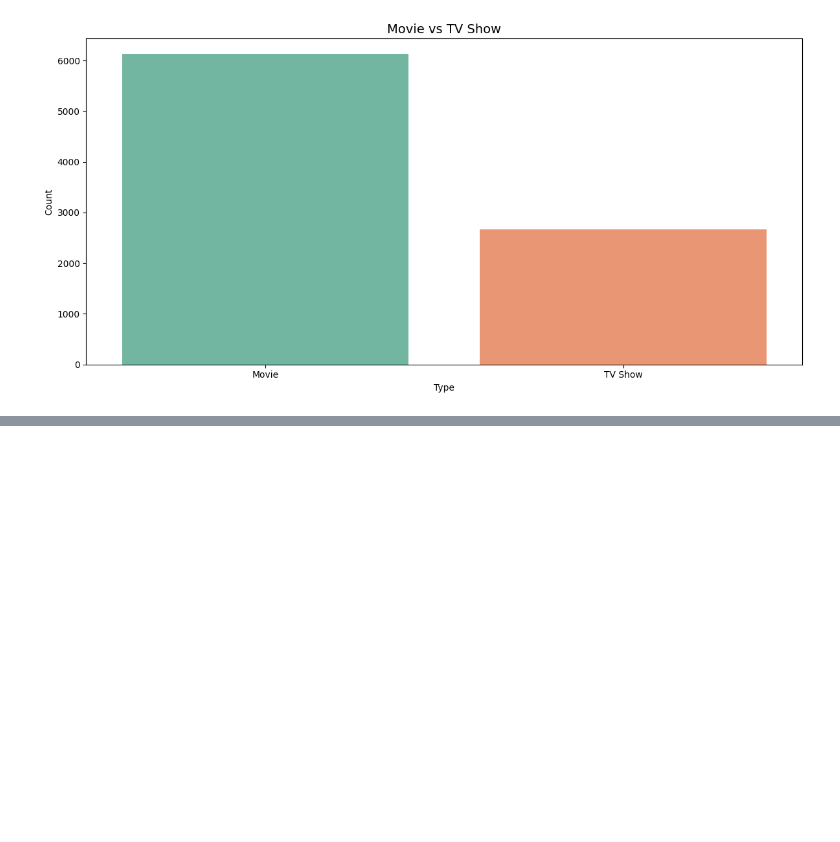
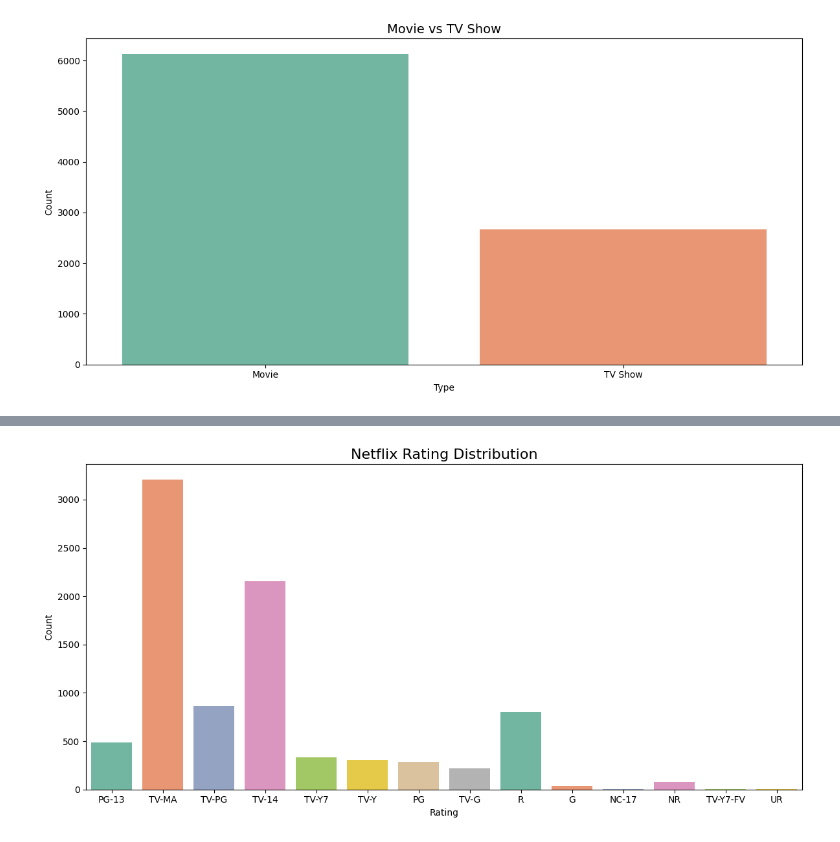
Before and after one commit to G-Bielokozowicz/Netflix-Data-Analysis, a Jupyter notebook: main.ipynb, the cells around one changed output, grey strips where cells are left out. Cells and saved outputs as stored; diff of their text form; code cells hidden in the pictures; blank space fills up the shorter version.

```diff
--- a/main.ipynb
+++ b/main.ipynb
@@ -297,0 +360,18 @@ plt.show()
+# %%
+# Rating distribution
+plt.figure(figsize=(12,6))
+
+sns.countplot(
+    data=df,
+    x='rating',
+    palette='Set2',
+    hue='rating',
+    legend=False
+)
+plt.xlabel('Rating')
+plt.ylabel('Count')
+plt.title("Netflix Rating Distribution",size=16)
+plt.tight_layout()
+plt.show()
+# %% [output]
+[figure, added]
```
Also changed, not shown: parts of 6 cells of this notebook.
